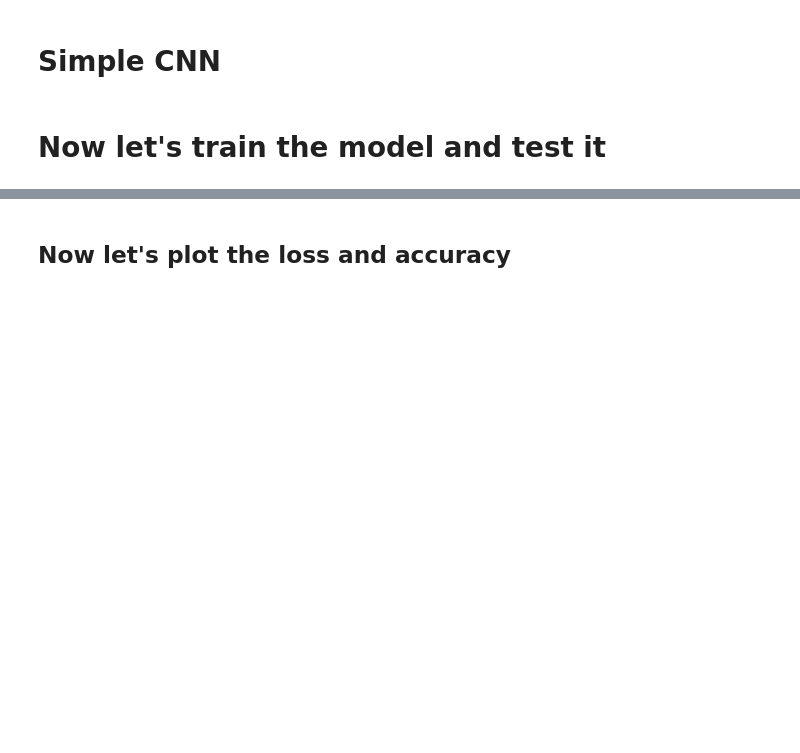
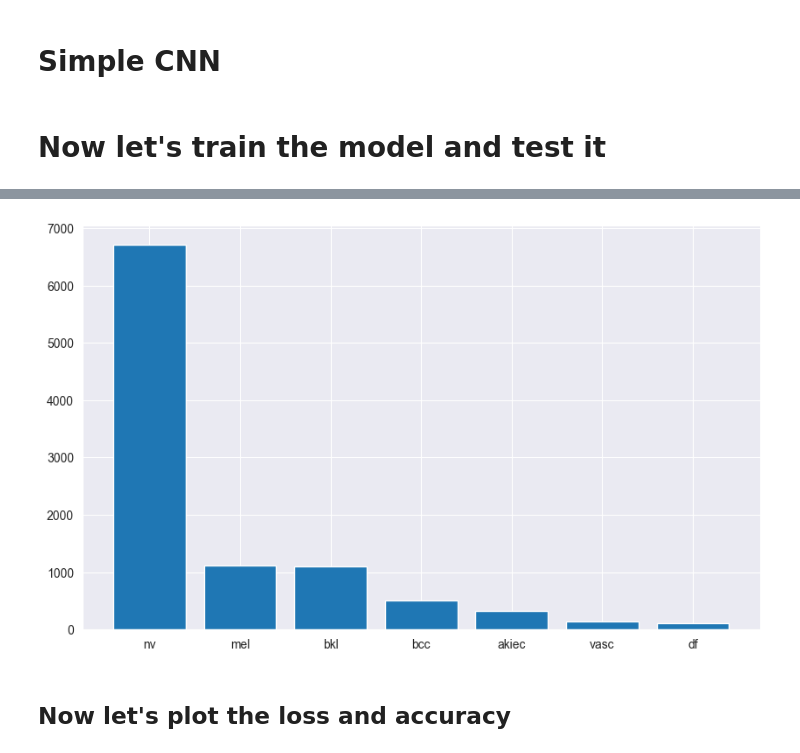
Before and after one commit to NikosGour/Machine-Learning-Assignment-2, a Jupyter notebook: report.ipynb, the cells around one changed output, grey strips where cells are left out. Drawn from its saved outputs; the diff is of its cells as text; code cells hidden in the pictures; blank space fills up the shorter version.

```diff
--- a/report.ipynb
+++ b/report.ipynb
@@ -319,3 +371,12 @@ Test loss: 0.7100261449813843 | Test accuracy: 76.10%
+# %%
+label_counts = dataset.df['dx'].value_counts()
+label_counts = [dataset.number_to_label_array[i] for i in label_counts.index]
+
+plt.figure(figsize=(10,6))
+plt.bar(label_counts, dataset.df['dx'].value_counts())
+plt.show()
+# %% [output]
+[figure, added]
 # %% [markdown]
 ## Now let's plot the loss and accuracy
 # %%
```
Also changed, not shown: parts of 30 cells of this notebook, 10 other files.
